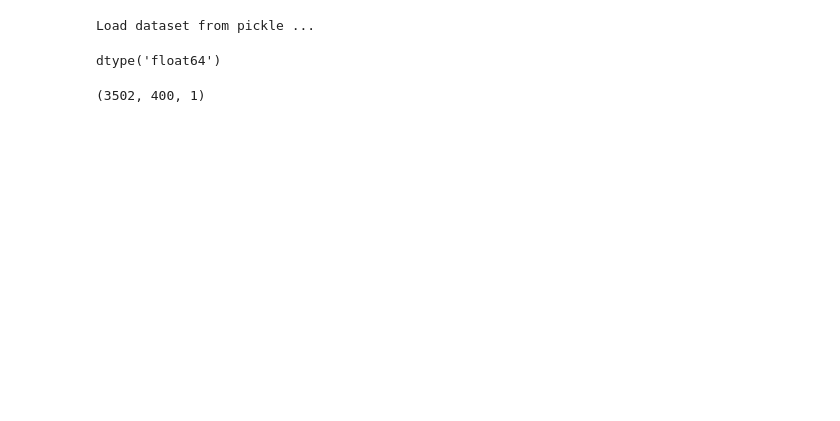
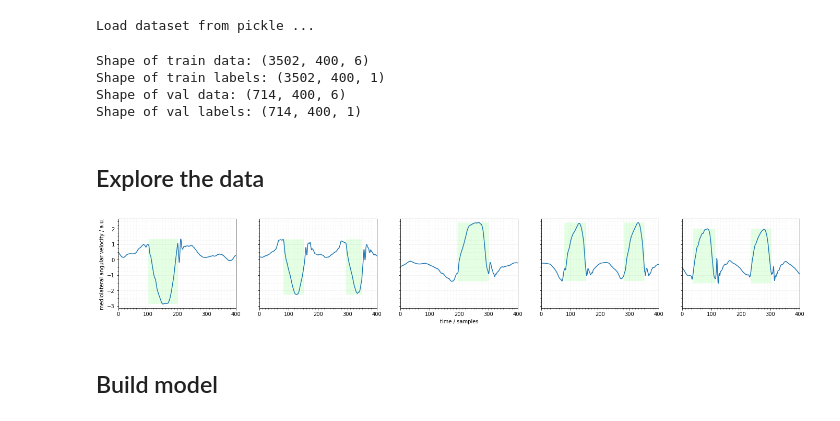
Before and after one commit to rmndrs89/my-gait-events-tcn, a Jupyter notebook: keepcontrol_example.ipynb, the cells around one changed output. Saved outputs shown, nothing was run; the diff lists cells and outputs as text; code cells hidden in the pictures; blank space fills up the shorter version.

Commit message:
Updated notebook with explorative plots. Fitting still returns NaN for loss

```diff
--- a/keepcontrol_example.ipynb
+++ b/keepcontrol_example.ipynb
@@ -26,14 +30,40 @@ Load dataset from pickle ...
 # Split datasets in data and labels
 (train_data, train_labels, train_filenames, train_ids) = ds_train
 (val_data, val_labels, val_filenames, val_ids) = ds_val
-# %%
-train_labels.dtype
-# %% [output]
-dtype('float64')
-# %%
-train_labels.shape
-# %% [output]
-(3502, 400, 1)
+# %%
+# Shape: (batch_size, win_len, num_channels)
+print(f"Shape of train data: {train_data.shape}")
+print(f"Shape of train labels: {train_labels.shape}")
+print(f"Shape of val data: {val_data.shape}")
+print(f"Shape of val labels: {val_labels.shape}")
+# %% [output]
+Shape of train data: (3502, 400, 6)
+Shape of train labels: (3502, 400, 1)
+Shape of val data: (714, 400, 6)
+Shape of val labels: (714, 400, 1)
+# %% [markdown]
+## Explore the data
+# %%
+num_examples = 5
+indx_random = np.random.choice(train_data.shape[0], num_examples, replace=False)
+cm = 1/2.54
+fig, axs = plt.subplots(1, num_examples, figsize=(2*29.7*cm, 8*cm), sharey=True)
+for (i, indx) in enumerate(indx_random):
+    axs[i].fill_between(np.arange(train_labels[indx].shape[0]), train_labels[indx][:,0]*max(train_data[indx][:,5]), color=(0, 1, 0), alpha=0.1, edgecolor='none')
+    axs[i].fill_between(np.arange(train_labels[indx].shape[0]), train_labels[indx][:,0]*min(train_data[indx][:,5]), color=(0, 1, 0), alpha=0.1, edgecolor='none')
+    axs[i].plot(train_data[indx][:,5])
+    axs[i].xaxis.set_minor_locator(plt.MultipleLocator(10))
+    axs[i].yaxis.set_minor_locator(plt.MultipleLocator(0.25))
+    axs[i].grid(True, which="minor", ls=":", color=(0, 0, 0), alpha=0.05)
+    axs[i].grid(True, which="major", color=(0, 0, 0), alpha=0.05)
+    axs[i].set_xlim((0, train_data[indx].shape[0]))
+axs[0].set_ylabel("mediolateral angular velocity / a.u.")
+axs[num_examples//2].set_xlabel("time / samples")
+plt.show()
+# %% [output]
+[figure, added]
+# %% [markdown]
+## Build model
 # %%
 import tensorflow as tf
 from tensorflow import keras
```
Also changed, not shown: parts of 5 cells of this notebook.
